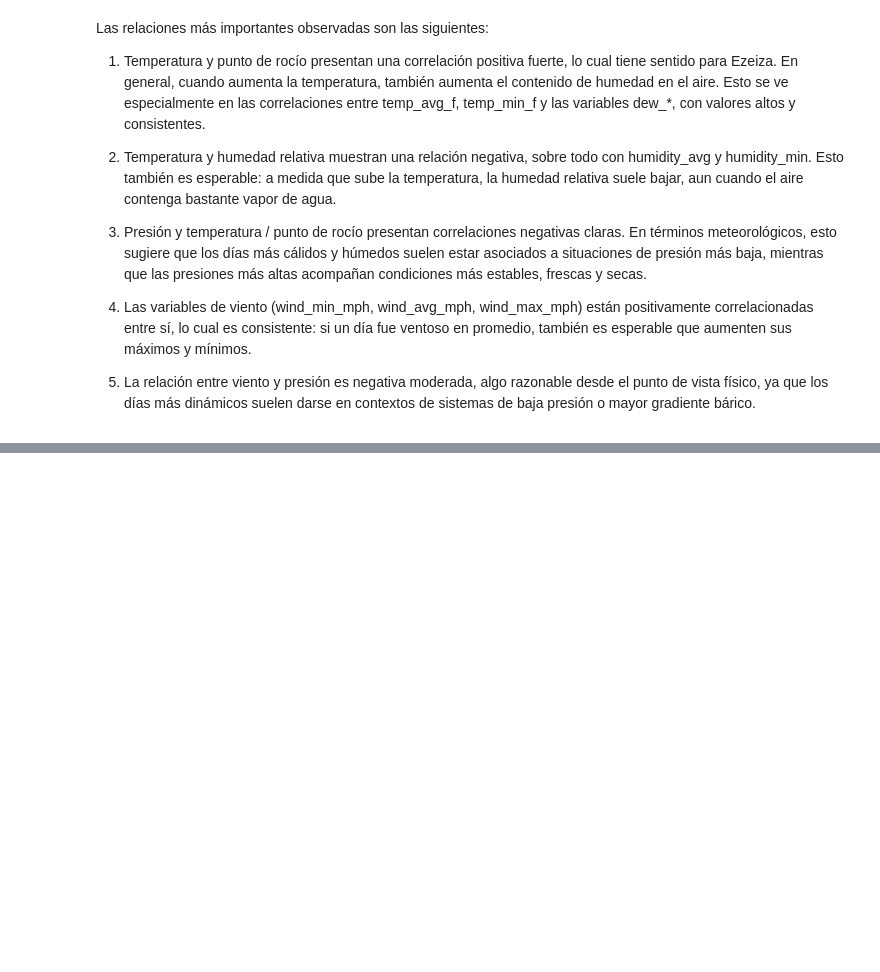
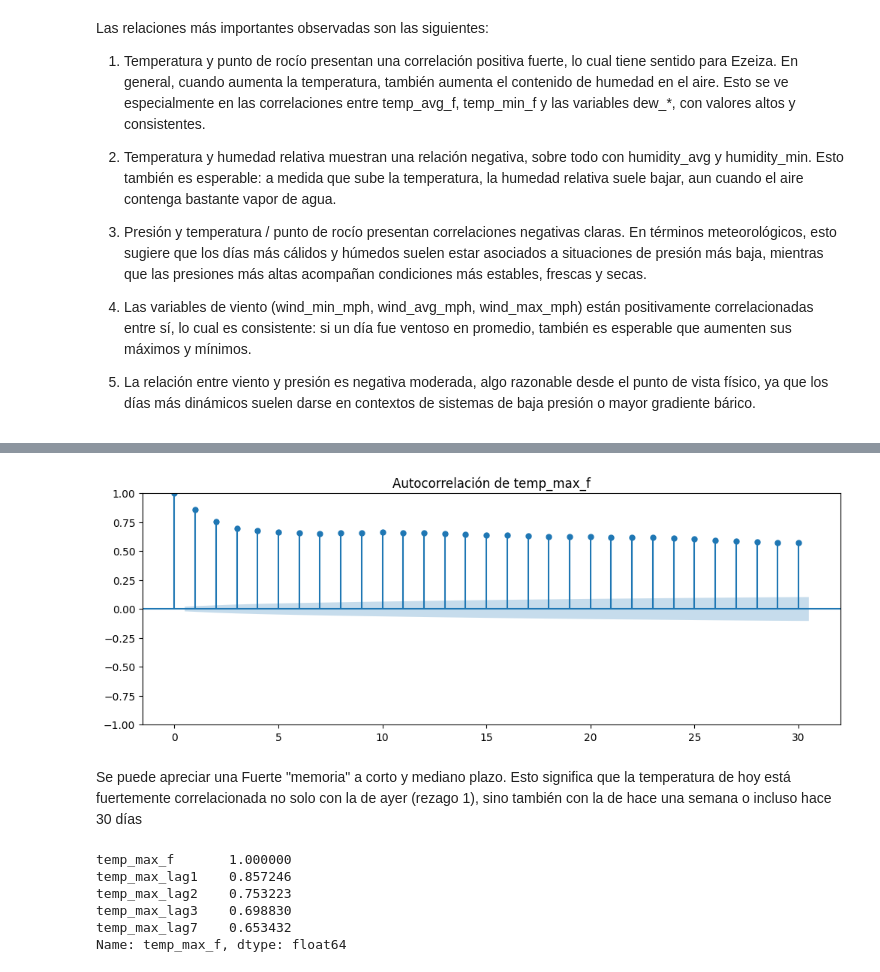
Before and after one commit to BlackSinger/PrediccionClima, a Jupyter notebook: eda.ipynb, the cells around one changed output, grey strips where cells are left out. Saved outputs shown, nothing was run; the diff lists cells and outputs as text; code cells hidden in the pictures; blank space fills up the shorter version.

```diff
--- a/eda.ipynb
+++ b/eda.ipynb
@@ -252,0 +361,25 @@ Las relaciones más importantes observadas son las siguientes:
+# %%
+# Autocorrelación de temp_max_f hasta 30 días
+from statsmodels.graphics.tsaplots import plot_acf
+fig, ax = plt.subplots(figsize=(12, 4))
+plot_acf(df['temp_max_f'].dropna(), lags=30, ax=ax)
+plt.title('Autocorrelación de temp_max_f')
+plt.show()
+# %% [output]
+[figure, added]
+# %% [markdown]
+Se puede apreciar una Fuerte "memoria" a corto y mediano plazo. Esto significa que la temperatura de hoy está fuertemente correlacionada no solo con la de ayer (rezago 1), sino también con la de hace una semana o incluso hace 30 días
+# %%
+# Crear lags y ver correlación con temp_max_f
+for lag in [1, 2, 3, 7]:
+    df[f'temp_max_lag{lag}'] = df['temp_max_f'].shift(lag)
+
+lag_cols = [c for c in df.columns if 'lag' in c]
+print(df[['temp_max_f'] + lag_cols].corr()['temp_max_f'])
+# %% [output]
+temp_max_f       1.000000
+temp_max_lag1    0.857246
+temp_max_lag2    0.753223
+temp_max_lag3    0.698830
+temp_max_lag7    0.653432
+Name: temp_max_f, dtype: float64
```
Also changed, not shown: parts of 15 cells of this notebook, 1 other file.
